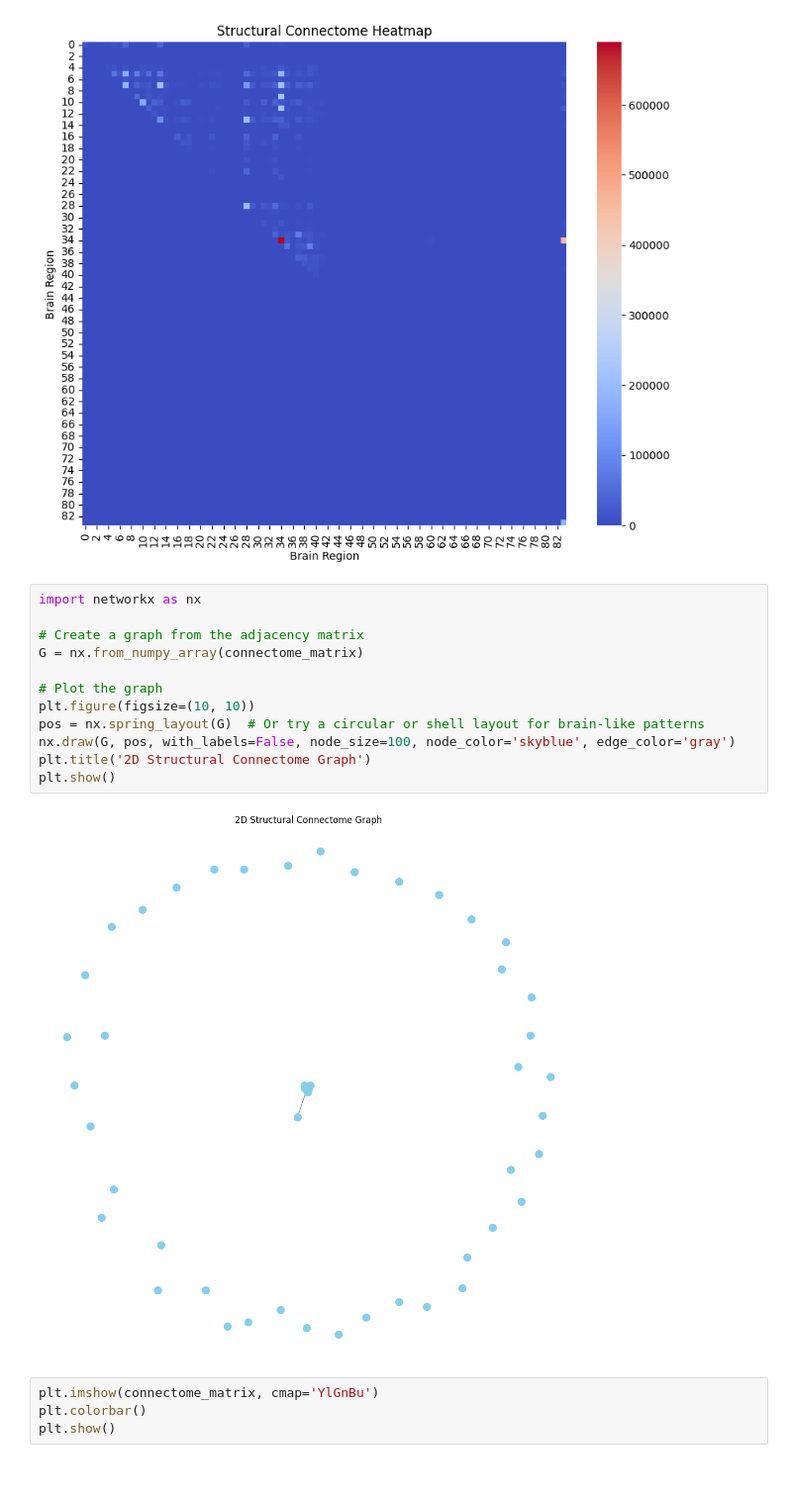
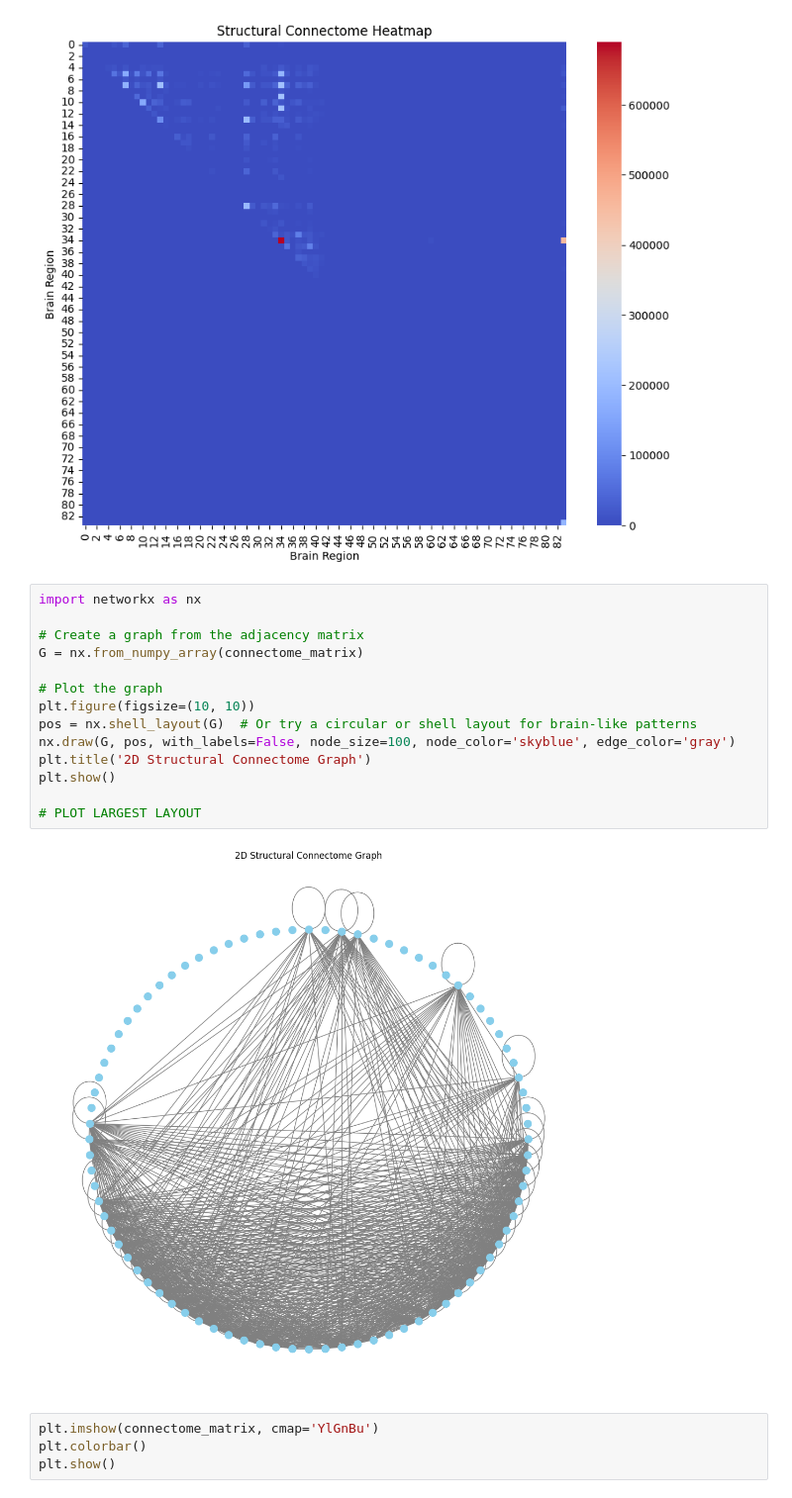
Before and after one commit to shamanth-kuthpadi/IS-modeling-connectomes, a Jupyter notebook: create_connectome.ipynb, the cells around one changed output. Shown at 99% size. Saved outputs shown, nothing was run; the diff lists cells and outputs as text.

Commit message:
visualization is much more aesthetic and intuitive

```diff
--- a/create_connectome.ipynb
+++ b/create_connectome.ipynb
@@ -40,17 +40,19 @@ plt.show()
 # %%
 import networkx as nx
 
 # Create a graph from the adjacency matrix
 G = nx.from_numpy_array(connectome_matrix)
 
 # Plot the graph
 plt.figure(figsize=(10, 10))
-pos = nx.spring_layout(G)  # Or try a circular or shell layout for brain-like patterns
+pos = nx.shell_layout(G)  # Or try a circular or shell layout for brain-like patterns
 nx.draw(G, pos, with_labels=False, node_size=100, node_color='skyblue', edge_color='gray')
 plt.title('2D Structural Connectome Graph')
 plt.show()
+
+# PLOT LARGEST LAYOUT
 # %% [output]
-[figure, old version]
+[figure, new version]
 # %%
 plt.imshow(connectome_matrix, cmap='YlGnBu')
 plt.colorbar()
```
Also changed, not shown: 2 other files.
